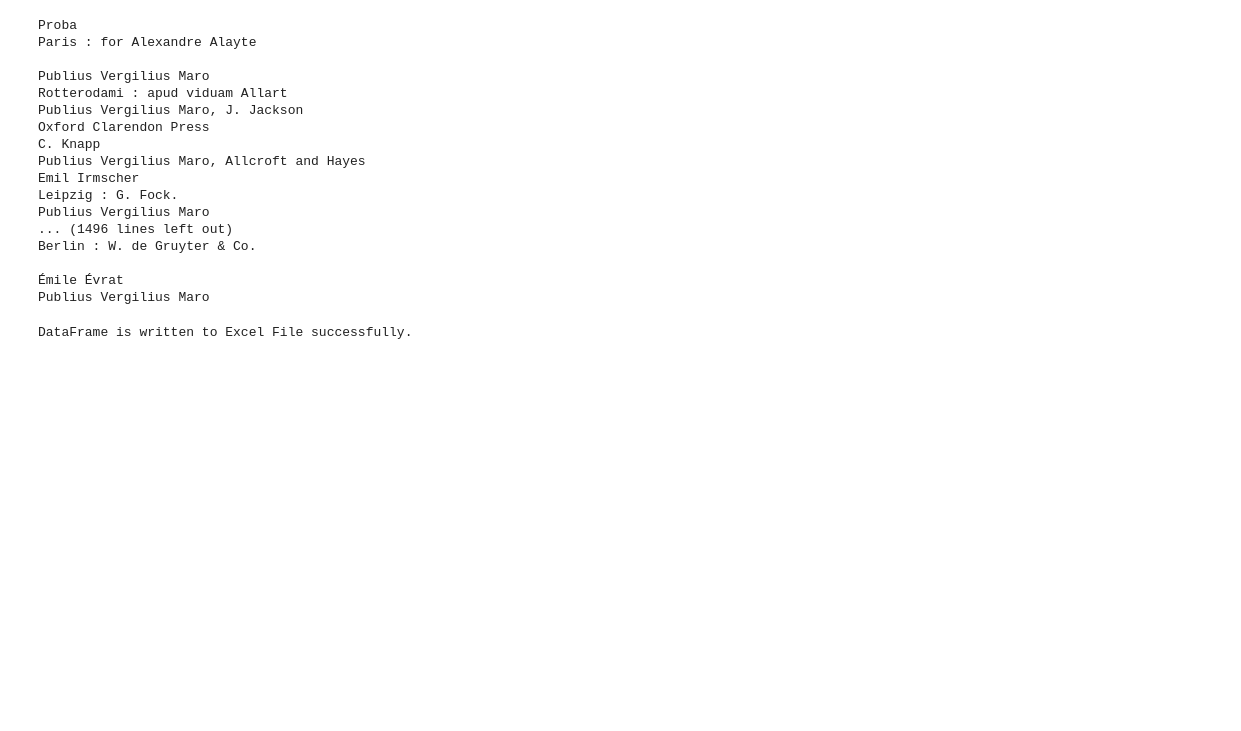
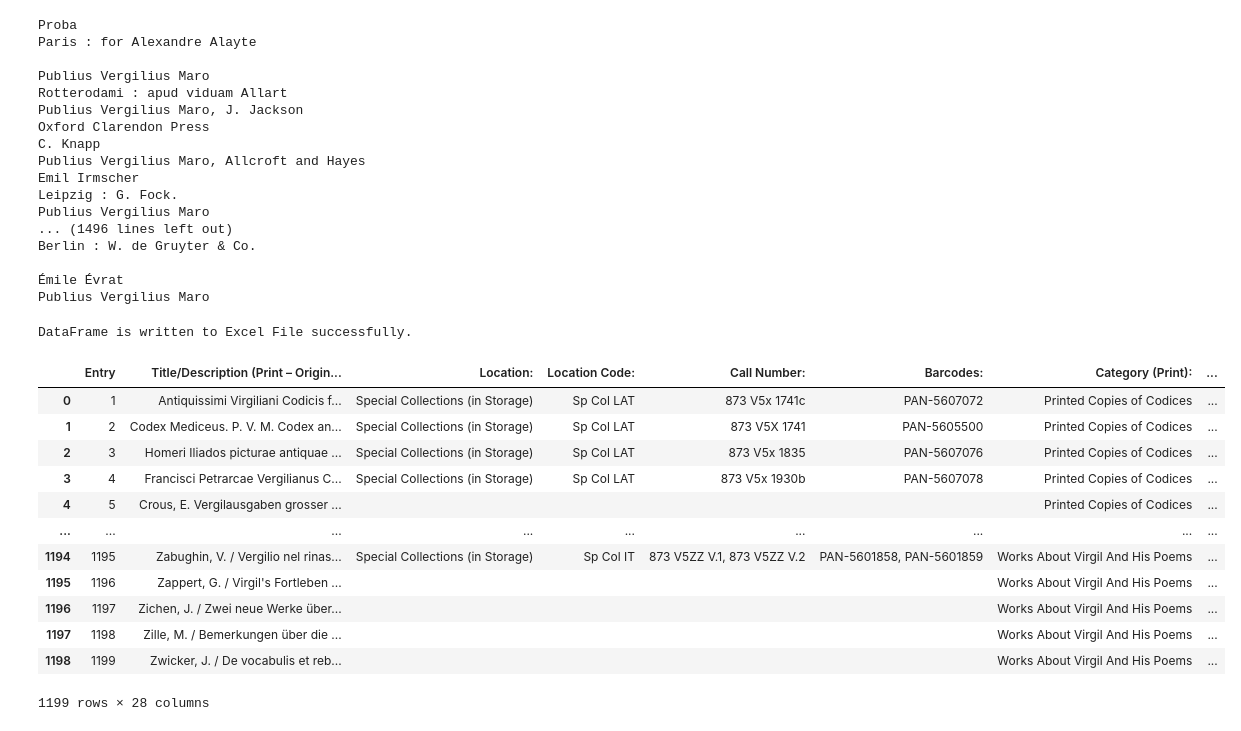
Before and after one commit to bjyx16/PA-vergil-website, a Jupyter notebook: read-excel.ipynb, the cells around one changed output. Saved outputs shown, nothing was run; the diff lists cells and outputs as text; code cells hidden in the pictures; blank space fills up the shorter version.

```diff
--- a/Vergil-OCR-test/read-excel.ipynb
+++ b/read-excel.ipynb
@@ -82,3 +81,27 @@ books = [
 for book in books:
     my_product = book
     my_product.save()
+# %%
+import pandas as pd
+import numpy as np
+# import requests
+# import re
+
+xls = pd.read_excel('/Users/bailey/Downloads/Vergil.xlsx',
+                    header=0)
+
+xls
+# %% [output]
+|  | Entry | Title/Description (Print – Origin... | Location: | Location Code: | Call Number: | Barcodes: | Category (Print): | ... |
+| 0 | 1 | Antiquissimi Virgiliani Codicis f... | Special Collections (in Storage) | Sp Col LAT | 873 V5x 1741c | PAN-5607072 | Printed Copies of Codices | ... |
+| 1 | 2 | Codex Mediceus. P. V. M. Codex an... | Special Collections (in Storage) | Sp Col LAT | 873 V5X 1741 | PAN-5605500 | Printed Copies of Codices | ... |
+| 2 | 3 | Homeri Iliados picturae antiquae ... | Special Collections (in Storage) | Sp Col LAT | 873 V5x 1835 | PAN-5607076 | Printed Copies of Codices | ... |
+| 3 | 4 | Francisci Petrarcae Vergilianus C... | Special Collections (in Storage) | Sp Col LAT | 873 V5x 1930b | PAN-5607078 | Printed Copies of Codices | ... |
+| 4 | 5 | Crous, E. Vergilausgaben grosser ... |  |  |  |  | Printed Copies of Codices | ... |
+| ... | ... | ... | ... | ... | ... | ... | ... | ... |
+| 1194 | 1195 | Zabughin, V. / Vergilio nel rinas... | Special Collections (in Storage) | Sp Col IT | 873 V5ZZ V.1, 873 V5ZZ V.2 | PAN-5601858, PAN-5601859 | Works About Virgil And His Poems | ... |
+| 1195 | 1196 | Zappert, G. / Virgil's Fortleben ... |  |  |  |  | Works About Virgil And His Poems | ... |
+| 1196 | 1197 | Zichen, J. / Zwei neue Werke über... |  |  |  |  | Works About Virgil And His Poems | ... |
+| 1197 | 1198 | Zille, M. / Bemerkungen über die ... |  |  |  |  | Works About Virgil And His Poems | ... |
+| 1198 | 1199 | Zwicker, J. / De vocabulis et reb... |  |  |  |  | Works About Virgil And His Poems | ... |
+1199 rows × 28 columns
```
Also changed, not shown: parts of 1 cell of this notebook, 4 other files.
